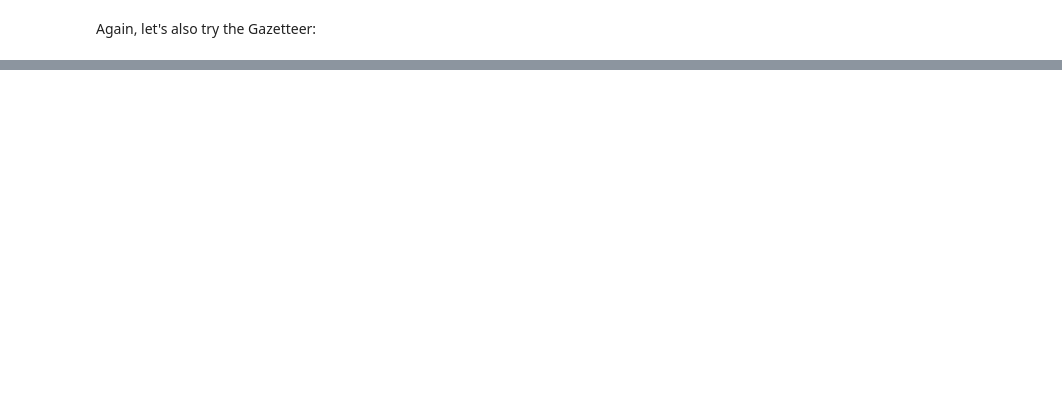
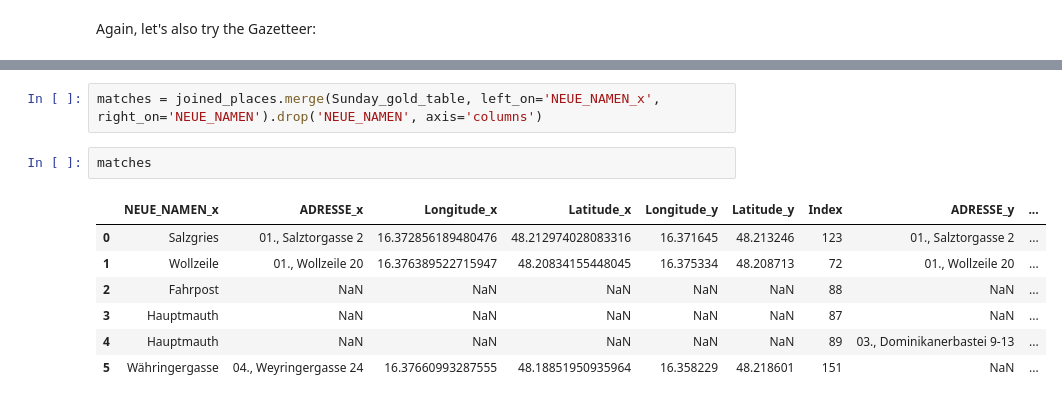
Before and after one commit to Sarah-lab-13/DataScienceProject, a Jupyter notebook: Scripte/Route_Montag.ipynb, the cells around one changed output, grey strips where cells are left out. Saved outputs shown, nothing was run; the diff lists cells and outputs as text; blank space fills up the shorter version.

```diff
--- a/Scripte/Route_Montag.ipynb
+++ b/Scripte/Route_Montag.ipynb
@@ -140,0 +246,12 @@ Again, let's also try the Gazetteer:
+# %%
+matches = joined_places.merge(Sunday_gold_table, left_on='NEUE_NAMEN_x', right_on='NEUE_NAMEN').drop('NEUE_NAMEN', axis='columns')
+# %%
+matches
+# %% [output]
+|  | NEUE_NAMEN_x | ADRESSE_x | Longitude_x | Latitude_x | Longitude_y | Latitude_y | Index | ADRESSE_y | ... |
+| 0 | Salzgries | 01., Salztorgasse 2 | 16.372856189480476 | 48.212974028083316 | 16.371645 | 48.213246 | 123 | 01., Salztorgasse 2 | ... |
+| 1 | Wollzeile | 01., Wollzeile 20 | 16.376389522715947 | 48.20834155448045 | 16.375334 | 48.208713 | 72 | 01., Wollzeile 20 | ... |
+| 2 | Fahrpost | NaN | NaN | NaN | NaN | NaN | 88 | NaN | ... |
+| 3 | Hauptmauth | NaN | NaN | NaN | NaN | NaN | 87 | NaN | ... |
+| 4 | Hauptmauth | NaN | NaN | NaN | NaN | NaN | 89 | 03., Dominikanerbastei 9-13 | ... |
+| 5 | Währingergasse | 04., Weyringergasse 24 | 16.37660993287555 | 48.18851950935964 | 16.358229 | 48.218601 | 151 | NaN | ... |
```
Also changed, not shown: parts of 17 cells of this notebook, 5 other files.
